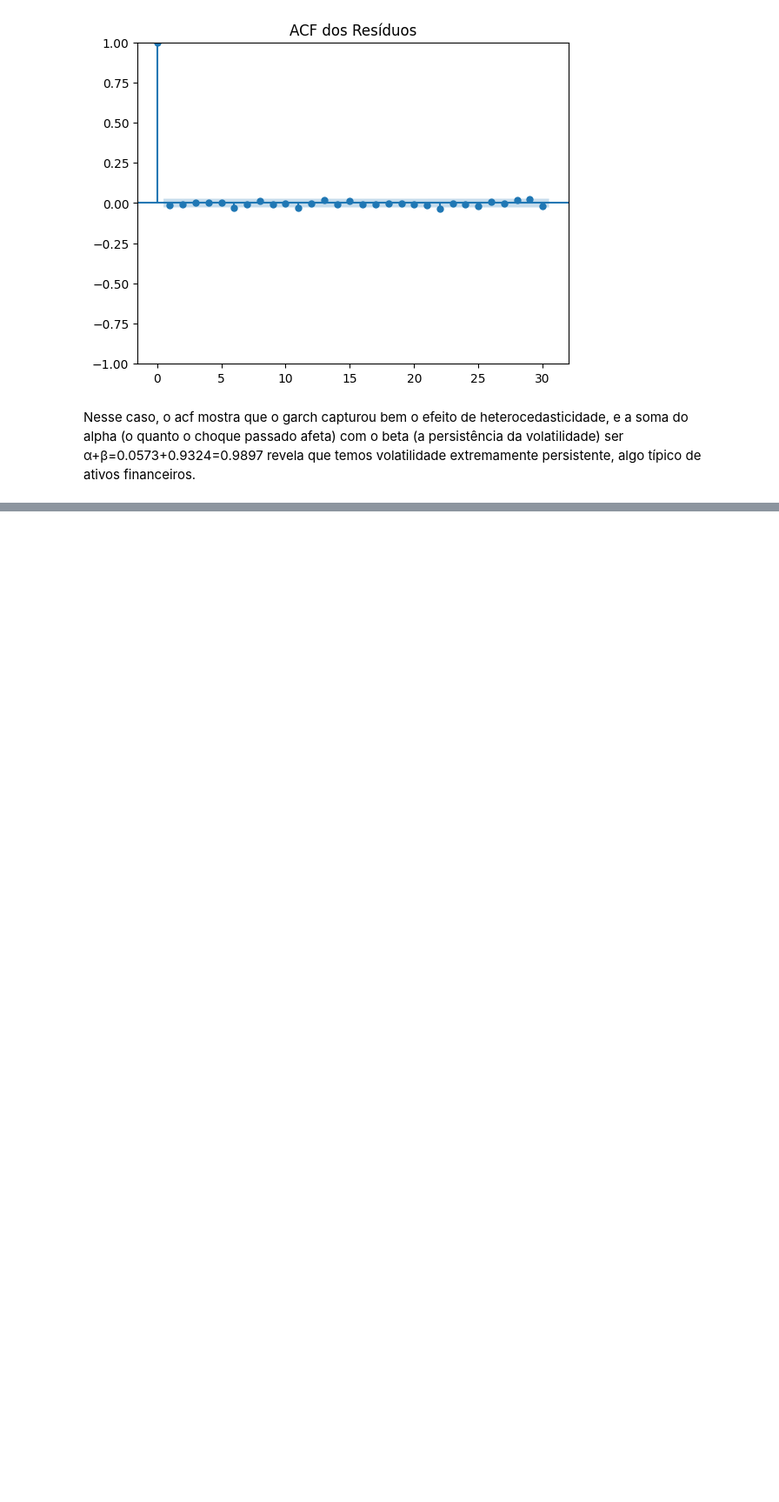
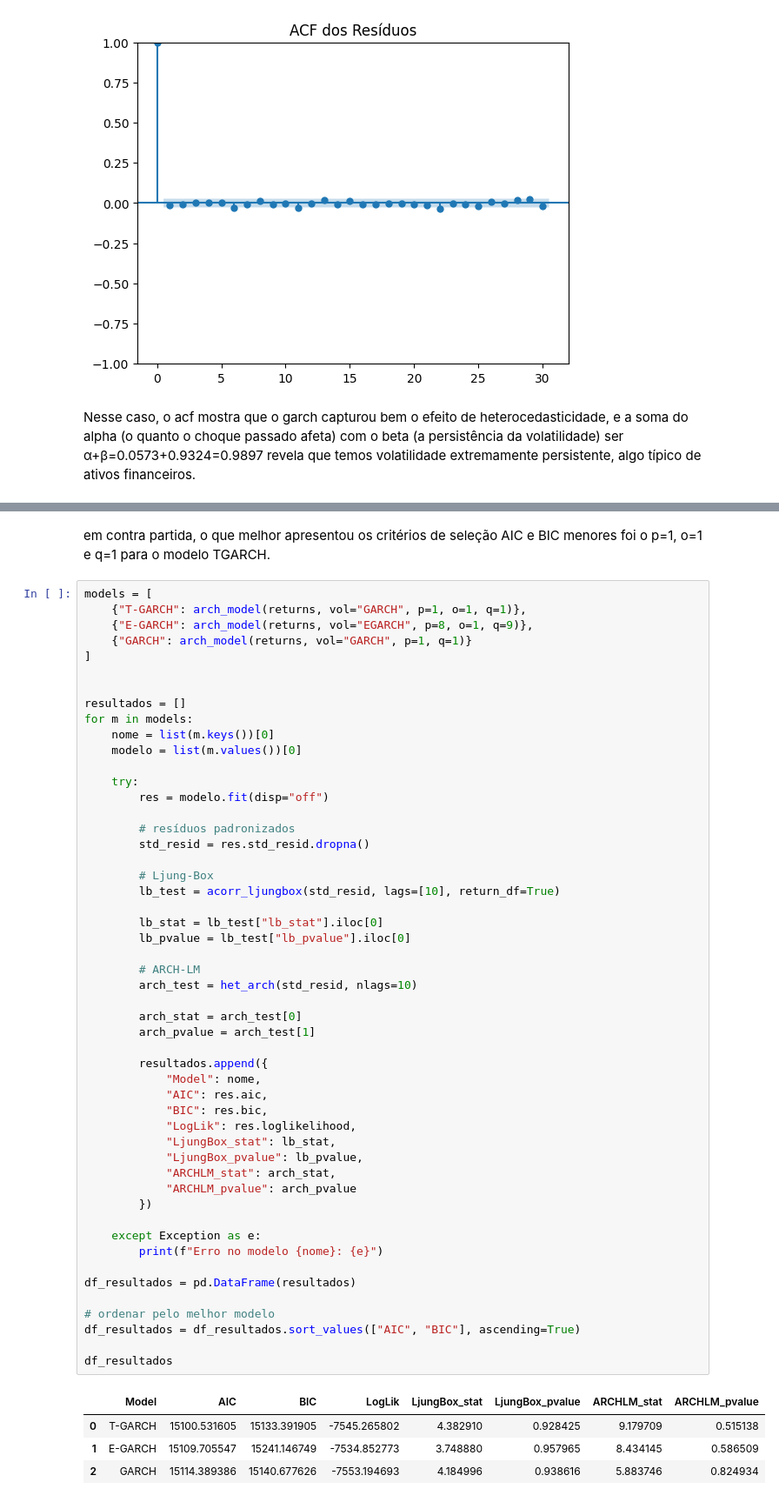
Before and after one commit to iagonmic/timeseries-econometrics-labs, a Jupyter notebook: questions/06_arch_garch.ipynb, the cells around one changed output, grey strips where cells are left out. Shown at 87% size. Drawn from its saved outputs; the diff is of its cells as text; blank space fills up the shorter version.

Commit message:
improving question 6: implementing and testing TGARCH and EGARCH

```diff
--- a/questions/06_arch_garch.ipynb
+++ b/questions/06_arch_garch.ipynb
@@ -253,0 +390,58 @@ Nesse caso, o acf mostra que o garch capturou bem o efeito de heterocedasticidad
+# %% [markdown]
+em contra partida, o que melhor apresentou os critérios de seleção AIC e BIC menores foi o p=1, o=1 e q=1 para o modelo TGARCH.
+# %%
+models = [
+    {"T-GARCH": arch_model(returns, vol="GARCH", p=1, o=1, q=1)},
+    {"E-GARCH": arch_model(returns, vol="EGARCH", p=8, o=1, q=9)},
+    {"GARCH": arch_model(returns, vol="GARCH", p=1, q=1)}
+]
+
+
+resultados = []
+for m in models:
+    nome = list(m.keys())[0]
+    modelo = list(m.values())[0]
+
+    try:
+        res = modelo.fit(disp="off")
+
+        # resíduos padronizados
+        std_resid = res.std_resid.dropna()
+
+        # Ljung-Box
+        lb_test = acorr_ljungbox(std_resid, lags=[10], return_df=True)
+
+        lb_stat = lb_test["lb_stat"].iloc[0]
+        lb_pvalue = lb_test["lb_pvalue"].iloc[0]
+
+        # ARCH-LM
+        arch_test = het_arch(std_resid, nlags=10)
+
+        arch_stat = arch_test[0]
+        arch_pvalue = arch_test[1]
+
+        resultados.append({
+            "Model": nome,
+            "AIC": res.aic,
+            "BIC": res.bic,
+            "LogLik": res.loglikelihood,
+            "LjungBox_stat": lb_stat,
+            "LjungBox_pvalue": lb_pvalue,
+            "ARCHLM_stat": arch_stat,
+            "ARCHLM_pvalue": arch_pvalue
+        })
+
+    except Exception as e:
+        print(f"Erro no modelo {nome}: {e}")
+
+df_resultados = pd.DataFrame(resultados)
+
+# ordenar pelo melhor modelo
+df_resultados = df_resultados.sort_values(["AIC", "BIC"], ascending=True)
+
+df_resultados
+# %% [output]
+|  | Model | AIC | BIC | LogLik | LjungBox_stat | LjungBox_pvalue | ARCHLM_stat | ARCHLM_pvalue |
+| 0 | T-GARCH | 15100.531605 | 15133.391905 | -7545.265802 | 4.382910 | 0.928425 | 9.179709 | 0.515138 |
+| 1 | E-GARCH | 15109.705547 | 15241.146749 | -7534.852773 | 3.748880 | 0.957965 | 8.434145 | 0.586509 |
+| 2 | GARCH | 15114.389386 | 15140.677626 | -7553.194693 | 4.184996 | 0.938616 | 5.883746 | 0.824934 |
```
Also changed, not shown: parts of 11 cells of this notebook, 1 other file.
